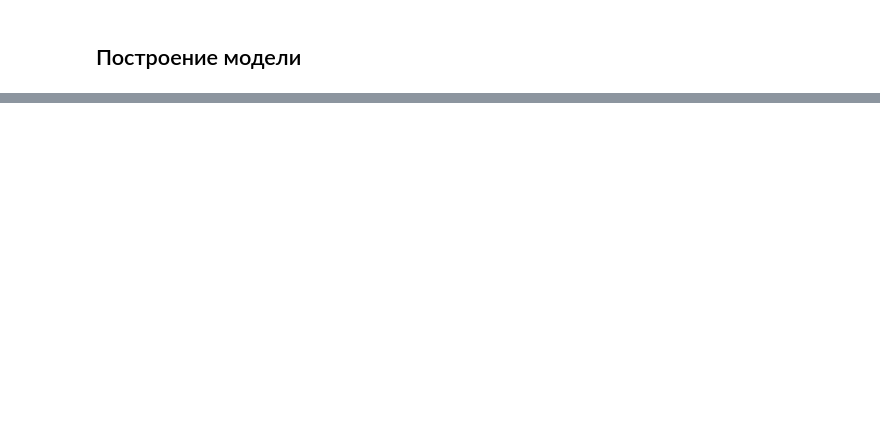
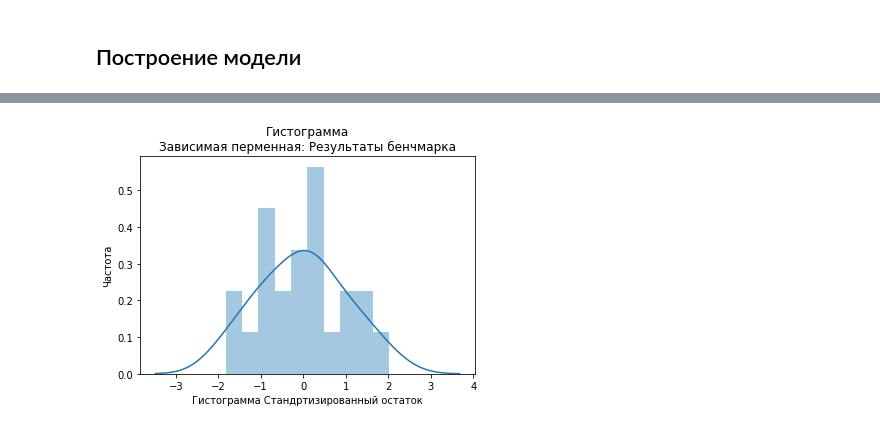
Before and after one commit to radabolsky/laptop-performance, a Jupyter notebook: statistic.ipynb, the cells around one changed output, grey strips where cells are left out. Cells and saved outputs as stored; diff of their text form; code cells hidden in the pictures; blank space fills up the shorter version.

```diff
--- a/statistic.ipynb
+++ b/statistic.ipynb
@@ -191,0 +238,14 @@ dtype: float64
+# %%
+from scipy import stats
+import numpy as np
+import seaborn as sns
+influence = model.get_influence()
+standardized_residuals = influence.resid_studentized_internal
+plt.title("Гистограмма\nЗависимая перменная: Результаты бенчмарка")
+plt.xlabel("Гистограмма Стандртизированный остаток")
+plt.ylabel("Частота")
+
+sns.distplot(standardized_residuals, bins = 10)
+None
+# %% [output]
+[figure, added]
```
Also changed, not shown: parts of 14 cells of this notebook, 2 other files.
